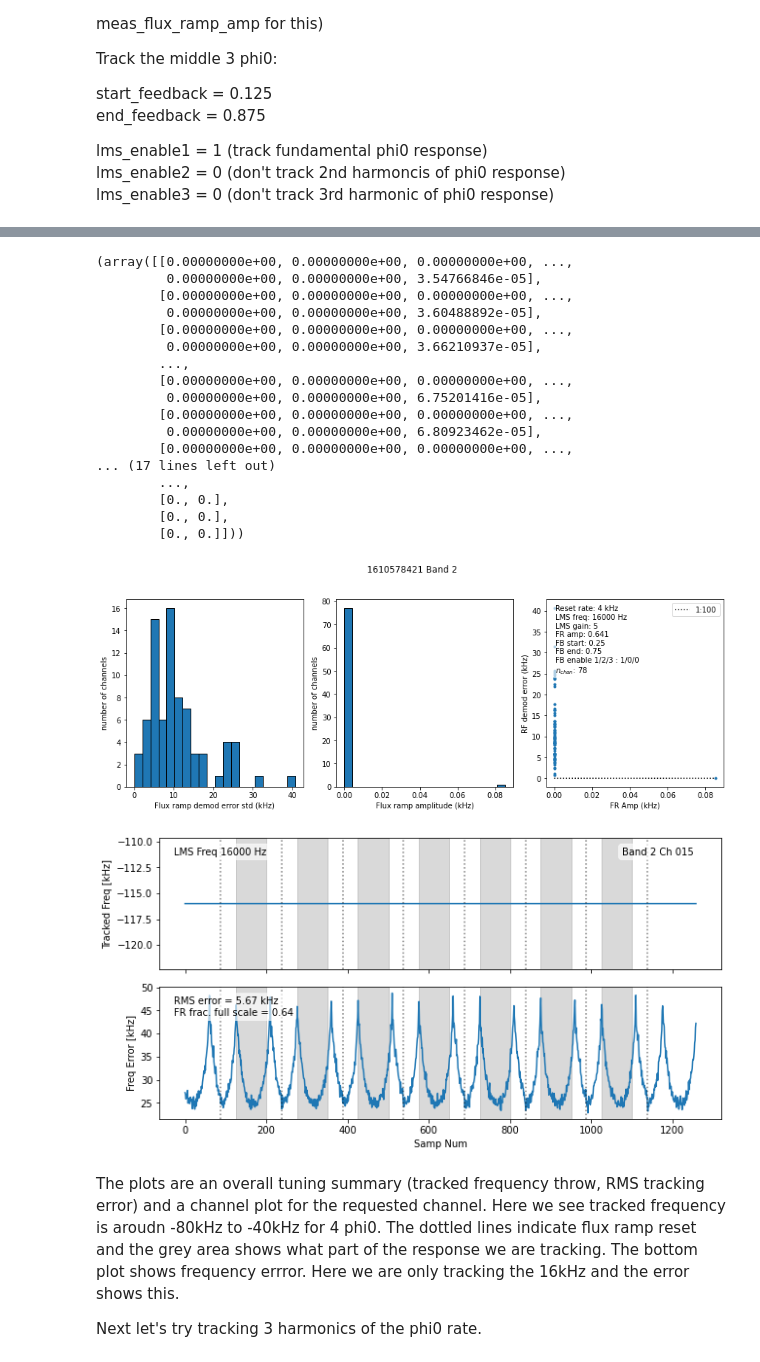
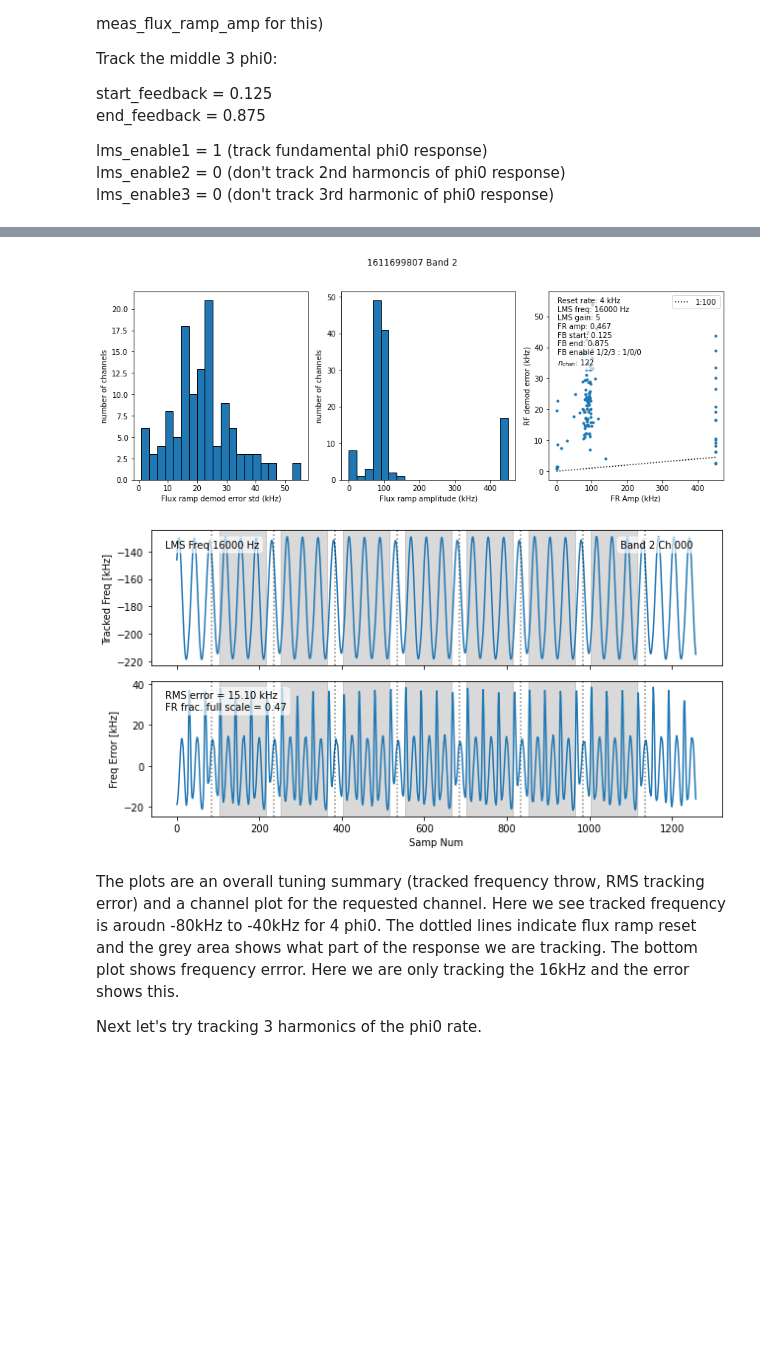
Before and after one commit to slaclab/pysmurf, a Jupyter notebook: scratch/mdewart/intro_to_smurf.ipynb, the cells around one changed output, grey strips where cells are left out. Cells and saved outputs as stored; diff of their text form; code cells hidden in the pictures; blank space fills up the shorter version.

```diff
--- a/scratch/mdewart/intro_to_smurf.ipynb
+++ b/scratch/mdewart/intro_to_smurf.ipynb
@@ -32,7 +32,7 @@ Next we'll define the EPICS server prefix and experiment configuration file
 # %%
 epics_prefix = "smurf_server_s5"
 config_file  = "/usr/local/src/pysmurf/cfg_files/stanford/experiment_fp31_cc03-02_lbOnlyBay0.cfg"
-S = pysmurf.client.SmurfControl(epics_root=epics_prefix, cfg_file=config_file, setup=False, make_logfile=False)
+S = pysmurf.client.SmurfControl(epics_root=epics_prefix, cfg_file=config_file, setup=False, make_logfile=True)
 # %% [markdown]
 Next we run a setup command.  This will initialize the FPGA and load the configuration defined in config_file.
 # %%
@@ -264,7 +179,8 @@ array([  4,  15,  27,  32,  42,  48,  56,  63,  71,  72,  79,  88,  92,
 # %%
 S.set_feedback_enable(band=2, val=0)
+channel = 0
 fs = 2.4e6
-f, df, sync = S.take_debug_data(band=2, channel=15, nsamp=2**19, IQstream=0, single_channel_readout=2)
+f, df, sync = S.take_debug_data(band=2, channel=channel, nsamp=2**19, IQstream=0, single_channel_readout=2)
 t = np.arange(len(df))/fs
 plt.subplot(211)
 plt.plot(t, f)
@@ -298,7 +207,7 @@ Now let's enable feedback and look at frequency and frequency error
 # %%
 S.set_feedback_enable(band=2, val=1)
 fs = 2.4e6
-f, df, sync = S.take_debug_data(band=2, channel=15, nsamp=2**19, IQstream=0, single_channel_readout=2)
+f, df, sync = S.take_debug_data(band=2, channel=channel, nsamp=2**19, IQstream=0, single_channel_readout=2)
 t = np.arange(len(df))/fs
 plt.subplot(211)
 plt.plot(t, f)
@@ -345,7 +247,7 @@ gain = [8192, 4096, 2048, 1024]
 
 for g in gain:
     S.set_feedback_gain(band=2, val=g)
-    f, df, sync = S.take_debug_data(band=2, channel=15, nsamp=2**19, IQstream=0, single_channel_readout=2)
+    f, df, sync = S.take_debug_data(band=2, channel=channel, nsamp=2**19, IQstream=0, single_channel_readout=2)
 
     plt.subplot(211)
     freq, pxx = signal.welch(f, nperseg=len(f)/8, fs=fs)
@@ -420,6 +300,6 @@ lms_enable1 = 1 (track fundamental phi0 response)
 lms_enable2 = 0 (don't track 2nd harmoncis of phi0 response)
 lms_enable3 = 0 (don't track 3rd harmonic of phi0 response)
 # %%
-S.set_feedback_enable(2, 0)
-S.tracking_setup(band=2, channel=15, reset_rate_khz=4, n_phi0=4, lms_freq_hz=None, meas_flux_ramp_amp=True, make_plot=True, lms_gain=5, feedback_start_frac=0.25, feedback_end_frac=1-0.25, lms_enable1=1, lms_enable2=0, lms_enable3=0)
+S.set_feedback_gain(2, 2048)
+S.tracking_setup(band=2, channel=channel, reset_rate_khz=4, n_phi0=4, lms_freq_hz=None, meas_flux_ramp_amp=True, make_plot=True, lms_gain=5, feedback_start_frac=0.125, feedback_end_frac=1-0.125, lms_enable1=1, lms_enable2=0, lms_enable3=0)
 # %% [output]
@@ -443,22 +323,5 @@ S.tracking_setup(band=2, channel=15, reset_rate_khz=4, n_phi0=4, lms_freq_hz=Non
-(array([[0.00000000e+00, 0.00000000e+00, 0.00000000e+00, ...,
-         0.00000000e+00, 0.00000000e+00, 3.54766846e-05],
-        [0.00000000e+00, 0.00000000e+00, 0.00000000e+00, ...,
-         0.00000000e+00, 0.00000000e+00, 3.60488892e-05],
-        [0.00000000e+00, 0.00000000e+00, 0.00000000e+00, ...,
-         0.00000000e+00, 0.00000000e+00, 3.66210937e-05],
-        ...,
-        [0.00000000e+00, 0.00000000e+00, 0.00000000e+00, ...,
-         0.00000000e+00, 0.00000000e+00, 6.75201416e-05],
-        [0.00000000e+00, 0.00000000e+00, 0.00000000e+00, ...,
-         0.00000000e+00, 0.00000000e+00, 6.80923462e-05],
-        [0.00000000e+00, 0.00000000e+00, 0.00000000e+00, ...,
-... (17 lines left out)
-        ...,
-        [0., 0.],
-        [0., 0.],
-        [0., 0.]]))
-[figure, old version]
+[figure, new version]
-[figure, old version]
+[figure, new version]
 # %% [markdown]
 The plots are an overall tuning summary (tracked frequency throw, RMS tracking error) and a channel plot for the requested channel.  Here we see tracked frequency is aroudn -80kHz to -40kHz for 4 phi0.  The dottled lines indicate flux ramp reset and the grey area shows what part of the response we are tracking.  The bottom plot shows frequency errror.  Here we are only tracking the 16kHz and the error shows this.
 
```
Also changed, not shown: parts of 35 cells of this notebook.
